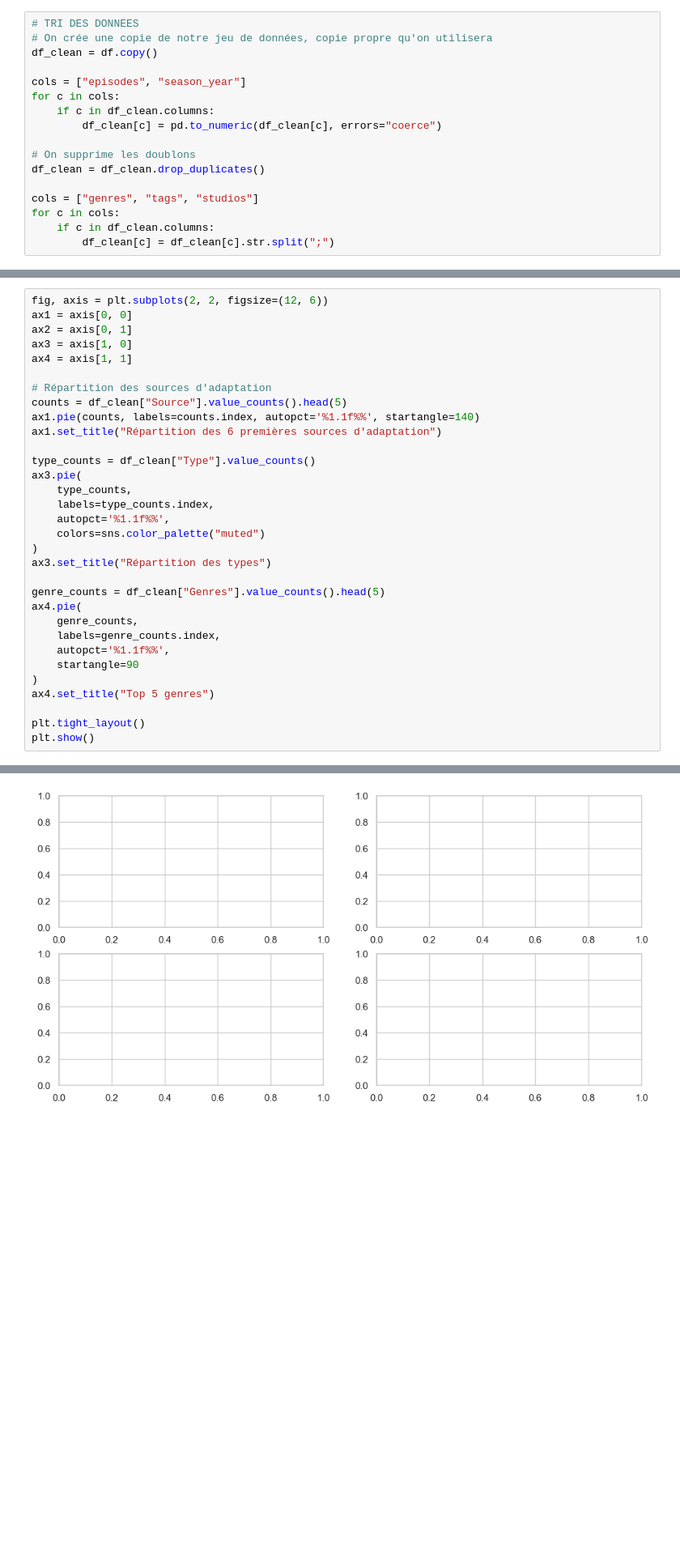
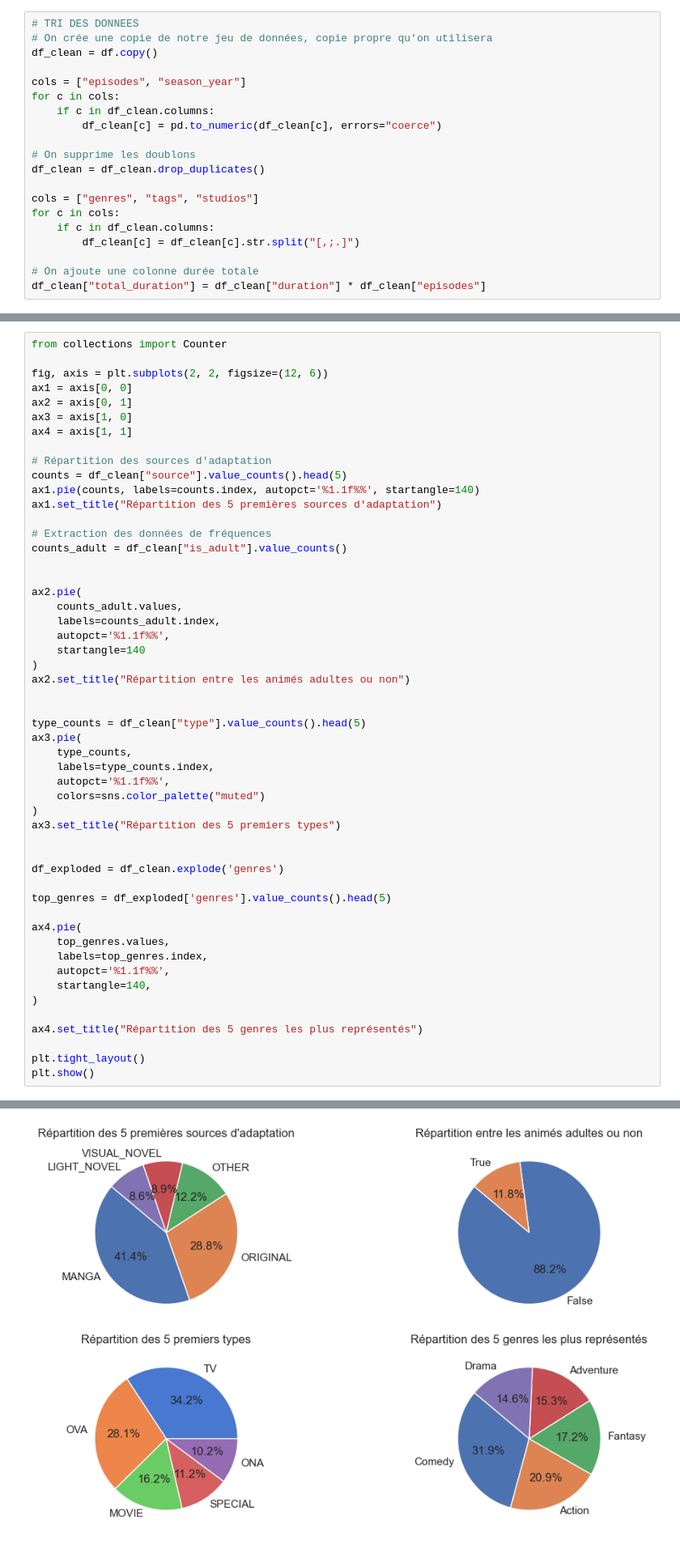
Before and after one commit to TAMINE-CYRIL/MyAnimeList-Analysis, a Jupyter notebook: notebook.ipynb, the cells around one changed output, grey strips where cells are left out. Shown at 81% size. Cells and saved outputs as stored; diff of their text form; blank space fills up the shorter version.

Commit message:
On réadapte nos noms de colonnes, et on ajoute une heatmap.

```diff
--- a/notebook.ipynb
+++ b/notebook.ipynb
@@ -143,7 +150,10 @@ df_clean = df_clean.drop_duplicates()
 cols = ["genres", "tags", "studios"]
 for c in cols:
     if c in df_clean.columns:
-        df_clean[c] = df_clean[c].str.split(";")
+        df_clean[c] = df_clean[c].str.split("[,;.]")
+
+# On ajoute une colonne durée totale
+df_clean["total_duration"] = df_clean["duration"] * df_clean["episodes"]
 # %%
 
 def split_season(value):
@@ -166,6 +176,8 @@ df_clean['season'] = df_clean['season'].apply(split_season)
 # %% [markdown]
 # 3. Analyse exploratoire univariée
 # %%
+from collections import Counter
+
 fig, axis = plt.subplots(2, 2, figsize=(12, 6))
 ax1 = axis[0, 0]
 ax2 = axis[0, 1]
@@ -173,27 +185,45 @@ ax3 = axis[1, 0]
 ax4 = axis[1, 1]
 
 # Répartition des sources d'adaptation
-counts = df_clean["Source"].value_counts().head(5)
+counts = df_clean["source"].value_counts().head(5)
 ax1.pie(counts, labels=counts.index, autopct='%1.1f%%', startangle=140)
-ax1.set_title("Répartition des 6 premières sources d'adaptation")
+ax1.set_title("Répartition des 5 premières sources d'adaptation")
 
-type_counts = df_clean["Type"].value_counts()
+# Extraction des données de fréquences
+counts_adult = df_clean["is_adult"].value_counts()
+
+
+ax2.pie(
+    counts_adult.values,
+    labels=counts_adult.index,
+    autopct='%1.1f%%',
+    startangle=140
+)
+ax2.set_title("Répartition entre les animés adultes ou non")
+
+
+type_counts = df_clean["type"].value_counts().head(5)
 ax3.pie(
     type_counts,
     labels=type_counts.index,
     autopct='%1.1f%%',
     colors=sns.color_palette("muted")
 )
-ax3.set_title("Répartition des types")
+ax3.set_title("Répartition des 5 premiers types")
 
-genre_counts = df_clean["Genres"].value_counts().head(5)
+
+df_exploded = df_clean.explode('genres')
+
+top_genres = df_exploded['genres'].value_counts().head(5)
+
 ax4.pie(
-    genre_counts,
-    labels=genre_counts.index,
+    top_genres.values,
+    labels=top_genres.index,
     autopct='%1.1f%%',
-    startangle=90
+    startangle=140,
 )
-ax4.set_title("Top 5 genres")
+
+ax4.set_title("Répartition des 5 genres les plus représentés")
 
 plt.tight_layout()
 plt.show()
@@ -202 +231 @@ KeyError: 'Source'
-[figure, old version]
+[figure, new version]
```
Also changed, not shown: parts of 30 cells of this notebook, 1 other file.
